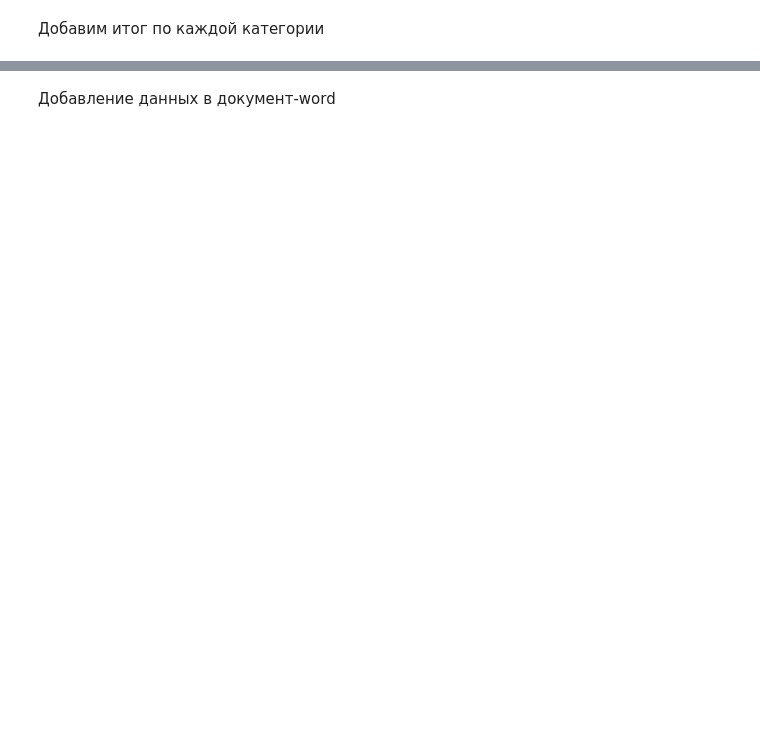
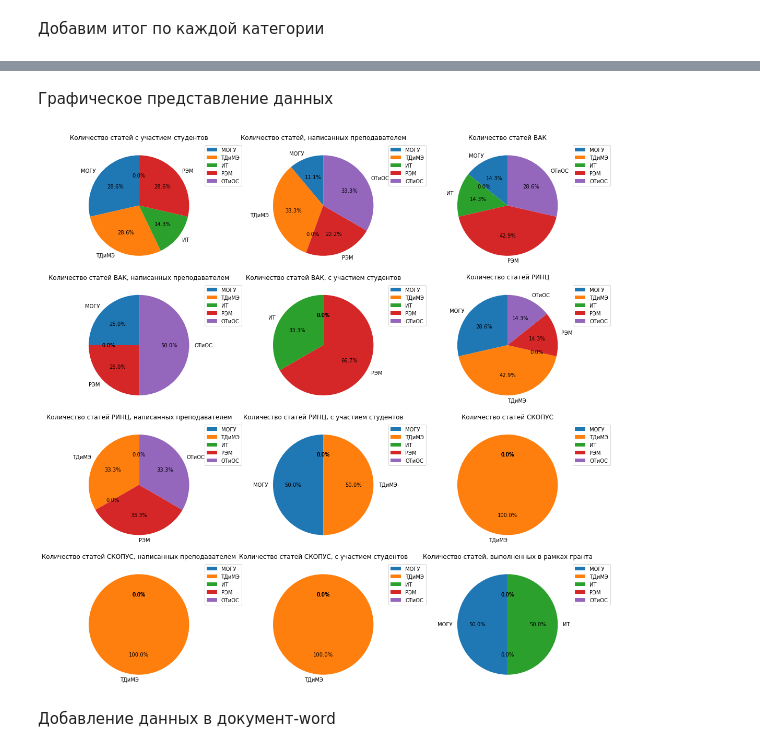
Before and after one commit to Liolija/my_projects, a Jupyter notebook: report_reserch/project_articles.ipynb, the cells around one changed output, grey strips where cells are left out. Saved outputs shown, nothing was run; the diff lists cells and outputs as text; code cells hidden in the pictures; blank space fills up the shorter version.

```diff
--- a/report_reserch/project_articles.ipynb
+++ b/report_reserch/project_articles.ipynb
@@ -198,3 +206,37 @@ display(report_kaf_table)
+# %% [markdown]
+Графическое представление данных
+# %%
+# Определение количества столбцов и строк для размещения диаграмм
+num_columns = 3
+num_rows = -(-len(report_kaf_table.columns) // num_columns)  # Округление вверх
+
+# Создание подграфиков
+fig, axes = plt.subplots(num_rows, num_columns, figsize=(15, 15))
+
+# Построение круговых диаграмм для каждого столбца
+for idx, column in enumerate(report_kaf_table.columns):
+    if not report_kaf_table[column].eq(0).all():  # Пропустить столбцы с нулевыми значениями
+        row_idx = idx // num_columns
+        col_idx = idx % num_columns
+        ax = axes[row_idx, col_idx]
+        report_kaf_table[column][:-1].plot(kind='pie', autopct='%1.1f%%', startangle=90, ax=ax)
+        ax.set_title(f"{column}")
+        legend = ax.legend(report_kaf_table.index, loc="upper left")  # Изменено положение легенды
+        legend.set_bbox_to_anchor((1, 1))  # Подвигаем легенду вправо и вверх
+        ax.set_ylabel(None)  # Убрать подпись слева
+
+# Удаление лишних пустых подграфиков, если число столбцов не кратно 3
+for idx in range(len(report_kaf_table.columns), num_rows * num_columns):
+    fig.delaxes(axes.flatten()[idx])
+
+# Сохранение графика как изображения (например, PNG)
+fig.savefig("output_graph.png", bbox_inches="tight")
+
+
+plt.tight_layout()
+plt.show()
+# %% [output]
+[figure, added]
 # %% [markdown]
 Добавление данных в документ-word
 # %%
```
Also changed, not shown: parts of 6 cells of this notebook.
